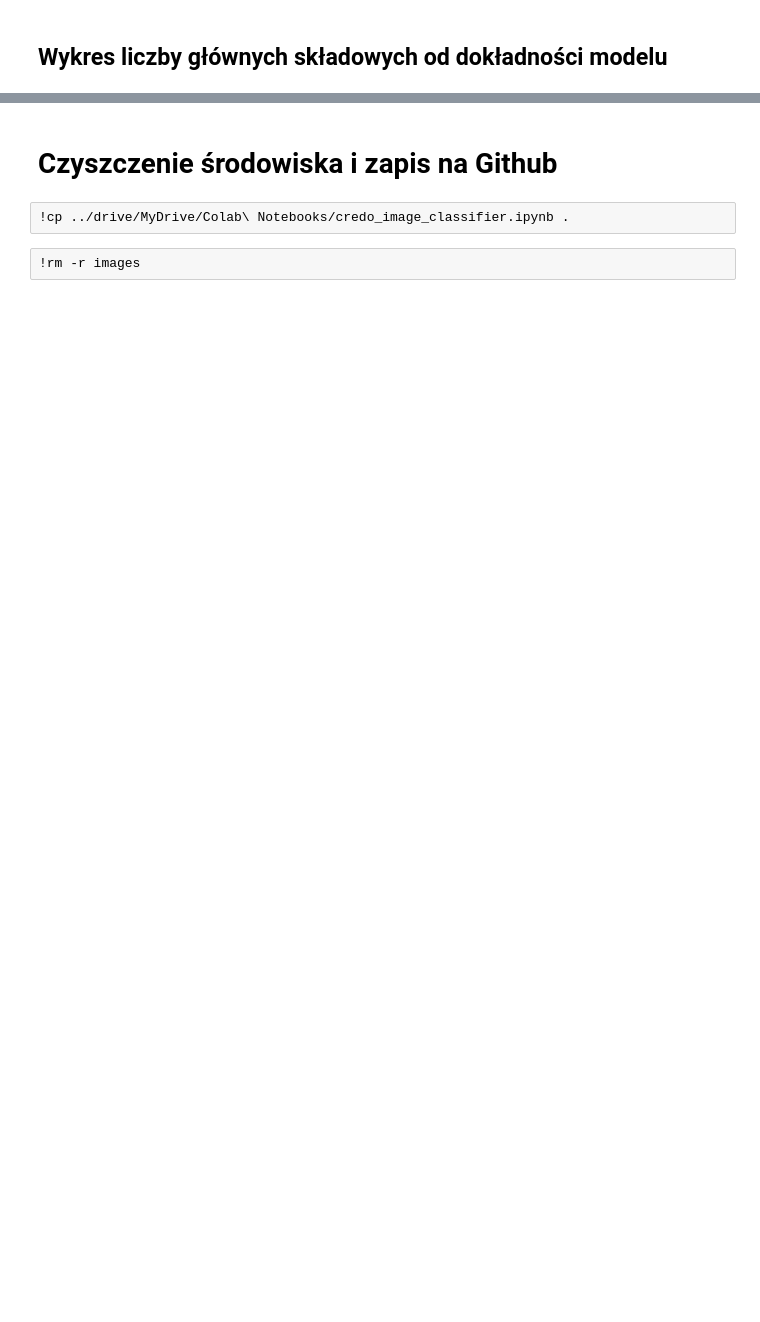
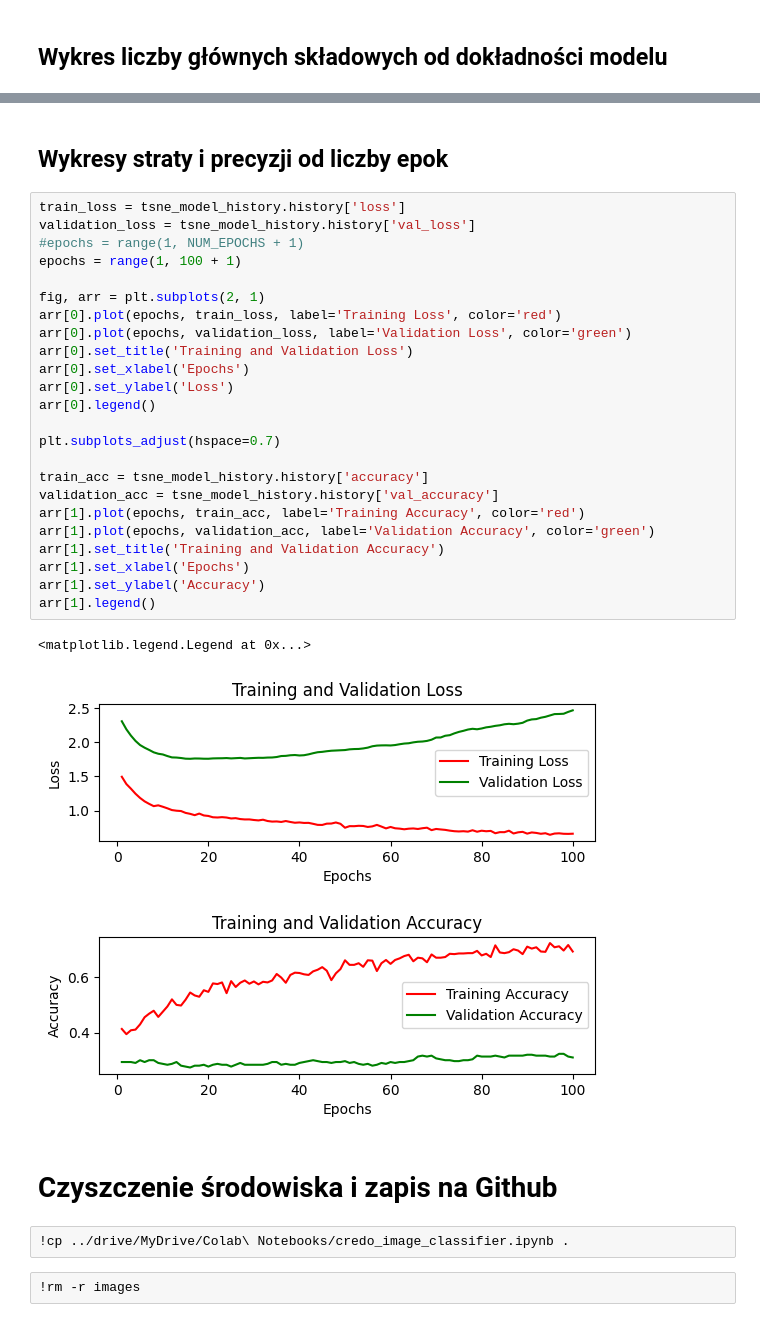
Before and after one commit to shizzeer/credo-classifier, a Jupyter notebook: credo_image_classifier.ipynb, the cells around one changed output, grey strips where cells are left out. Saved outputs shown, nothing was run; the diff lists cells and outputs as text; blank space fills up the shorter version.

```diff
--- a/credo_image_classifier.ipynb
+++ b/credo_image_classifier.ipynb
@@ -641,3 +741,32 @@ arr[1].legend()
+# %% [markdown]
+## Wykresy straty i precyzji od liczby epok
+# %%
+train_loss = tsne_model_history.history['loss']
+validation_loss = tsne_model_history.history['val_loss']
+#epochs = range(1, NUM_EPOCHS + 1)
+epochs = range(1, 100 + 1)
+
+fig, arr = plt.subplots(2, 1)
+arr[0].plot(epochs, train_loss, label='Training Loss', color='red')
+arr[0].plot(epochs, validation_loss, label='Validation Loss', color='green')
+arr[0].set_title('Training and Validation Loss')
+arr[0].set_xlabel('Epochs')
+arr[0].set_ylabel('Loss')
+arr[0].legend()
+
+plt.subplots_adjust(hspace=0.7)
+
+train_acc = tsne_model_history.history['accuracy']
+validation_acc = tsne_model_history.history['val_accuracy']
+arr[1].plot(epochs, train_acc, label='Training Accuracy', color='red')
+arr[1].plot(epochs, validation_acc, label='Validation Accuracy', color='green')
+arr[1].set_title('Training and Validation Accuracy')
+arr[1].set_xlabel('Epochs')
+arr[1].set_ylabel('Accuracy')
+arr[1].legend()
+# %% [output]
+<matplotlib.legend.Legend at 0x...>
+[figure, added]
 # %% [markdown]
 # Czyszczenie środowiska i zapis na Github
 # %%
```
Also changed, not shown: parts of 31 cells of this notebook, 1 other file.
